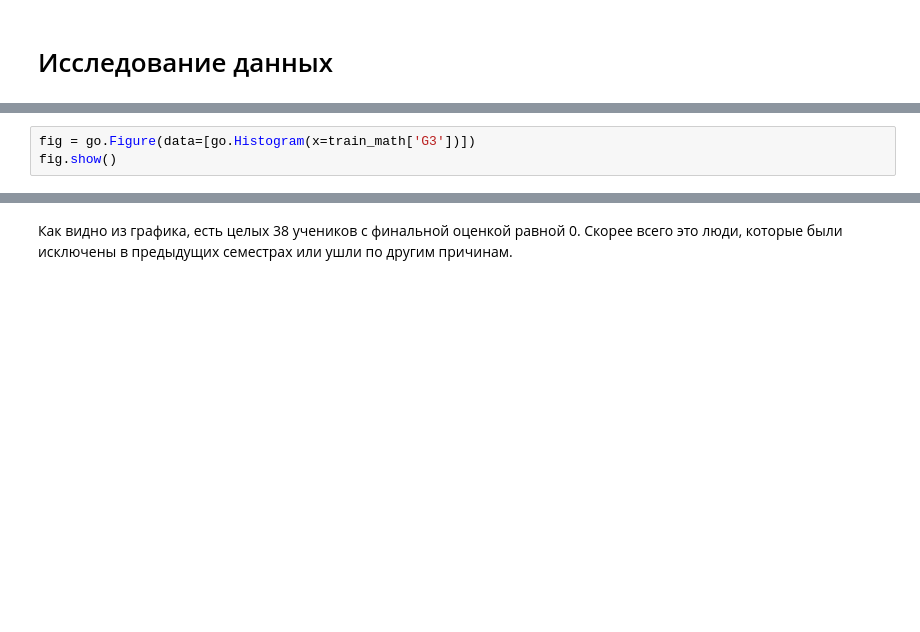
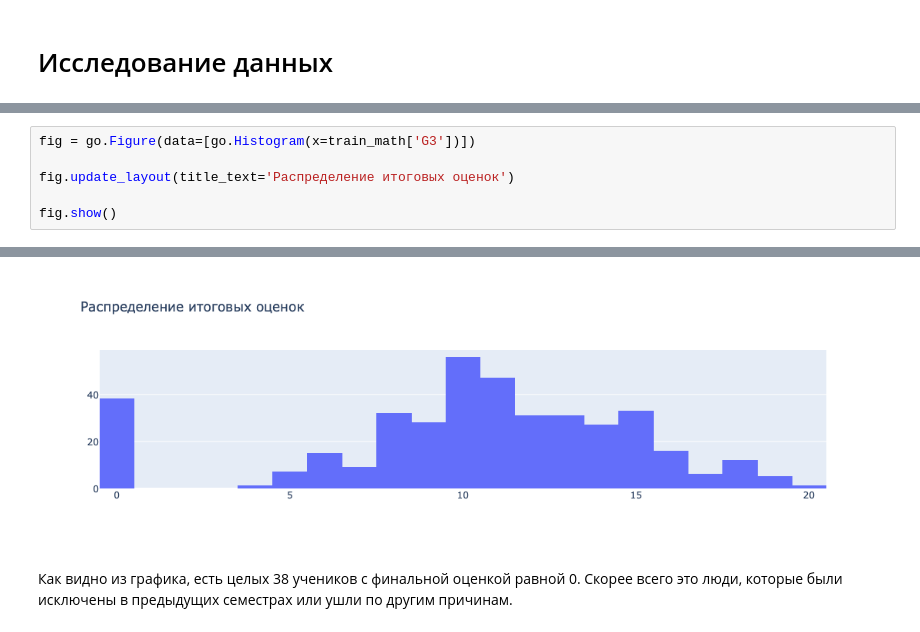
Before and after one commit to naelxd/ai_project, a Jupyter notebook: ai-project.ipynb, the cells around one changed output, grey strips where cells are left out. Drawn from its saved outputs; the diff is of its cells as text; blank space fills up the shorter version.

```diff
--- a/ai-project.ipynb
+++ b/ai-project.ipynb
@@ -90,4 +95,7 @@ fig.show()
 # %%
 fig = go.Figure(data=[go.Histogram(x=train_math['G3'])])
+
+fig.update_layout(title_text='Распределение итоговых оценок')
+
 fig.show()
 # %% [output]
@@ -95,3 +102,4 @@ fig.show()
+[figure, added]
 # %% [markdown]
 Как видно из графика, есть целых 38 учеников с финальной оценкой равной 0. Скорее всего это люди, которые были исключены в предыдущих семестрах или ушли по другим причинам.
 # %%
```
Also changed, not shown: parts of 32 cells of this notebook.
